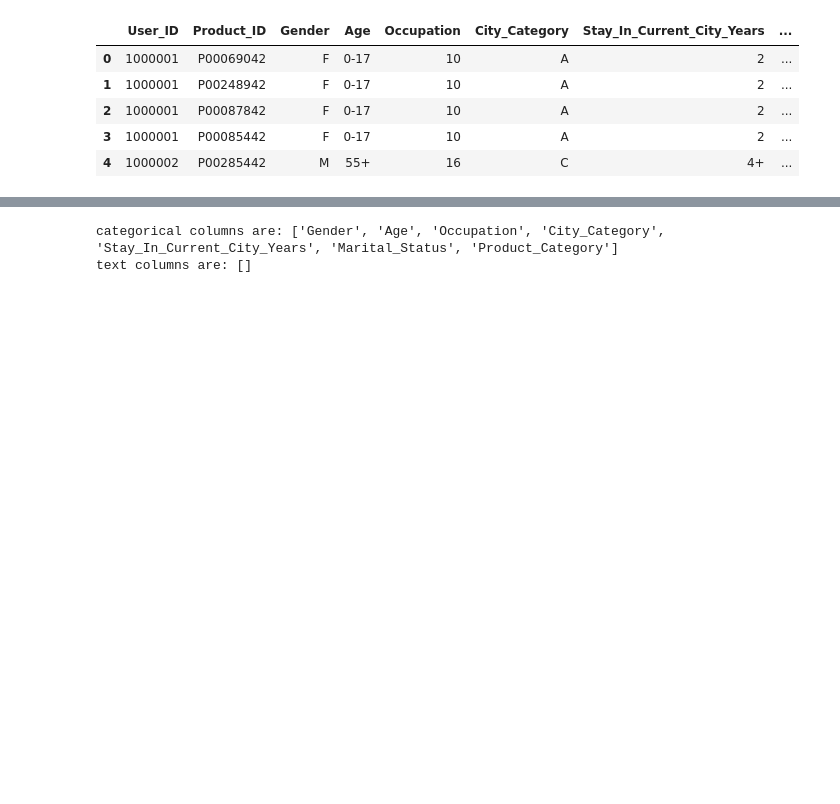
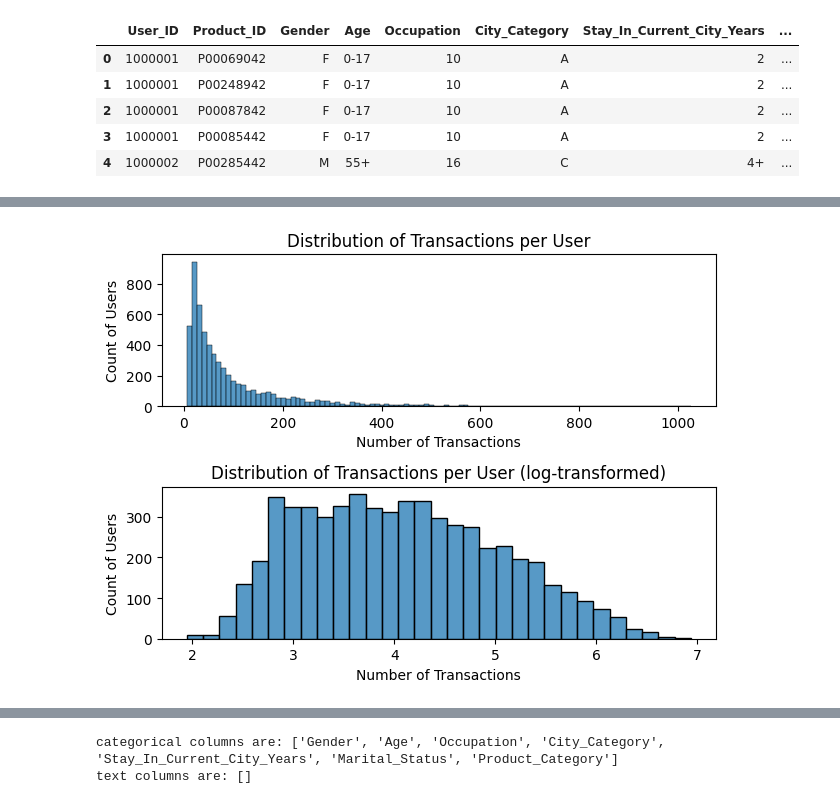
Before and after one commit to PannawatChauychoo/E_commerce_data_pipeline, a Jupyter notebook: walmart_EDA/EDA_scripts/EDA.ipynb, the cells around one changed output, grey strips where cells are left out. Cells and saved outputs as stored; diff of their text form; code cells hidden in the pictures; blank space fills up the shorter version.

```diff
--- a/walmart_EDA/EDA_scripts/EDA.ipynb
+++ b/walmart_EDA/EDA_scripts/EDA.ipynb
@@ -473,0 +485,3 @@ text columns are: []
+# %%
+User_level_df = pd.concat([df_cust_analysis['User_ID'], encoded_X, purchase], axis = 1)
+User_level_df.head()
@@ -473,0 +496,19 @@ text columns are: []
+# %%
+User_level = User_level_df.groupby('User_ID').sum()
+
+Transaction_per_user = df_cust_analysis.groupby('User_ID').size()
+plt.subplot(2,1,1)
+sns.histplot(Transaction_per_user)
+plt.title('Distribution of Transactions per User')
+plt.xlabel('Number of Transactions')
+plt.ylabel('Count of Users')
+
+plt.subplot(2,1,2)
+sns.histplot(np.log1p(Transaction_per_user))
+plt.title('Distribution of Transactions per User (log-transformed)')
+plt.xlabel('Number of Transactions')
+plt.ylabel('Count of Users')
+plt.tight_layout()
+plt.show()
+# %% [output]
+[figure, added]
```
Also changed, not shown: parts of 18 cells of this notebook, 17 other files.
